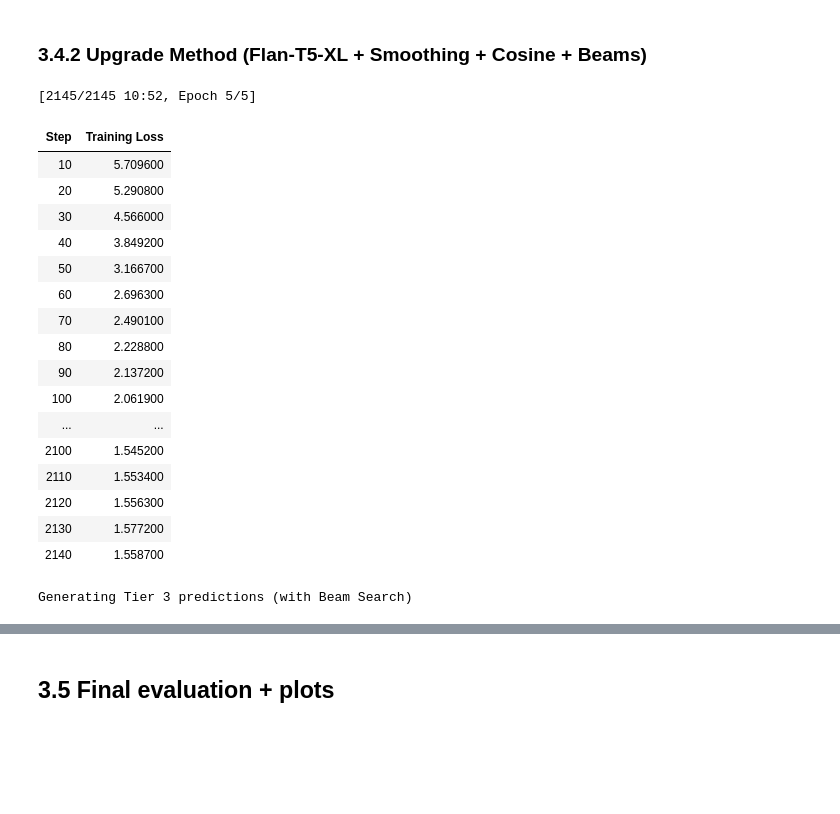
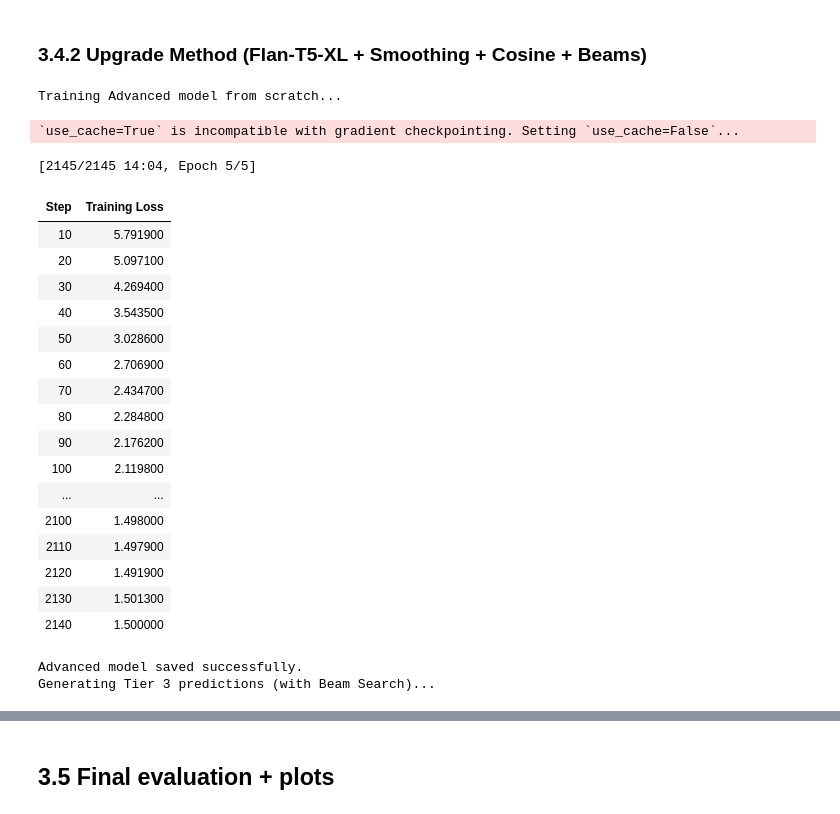
Before and after one commit to awesomeslayer/Transformers2026, a Jupyter notebook: 1/DimABSA.ipynb, the cells around one changed output, grey strips where cells are left out. Drawn from its saved outputs; the diff is of its cells as text; code cells hidden in the pictures; blank space fills up the shorter version.

```diff
--- a/1/DimABSA.ipynb
+++ b/1/DimABSA.ipynb
@@ -320,58 +436,78 @@ Base model evaluation done. Memory cleared.
 ### 3.4.2 Upgrade Method (Flan-T5-XL + Smoothing + Cosine + Beams)
 # %%
 adv_model_name = "google/flan-t5-xl"
-model_adv = AutoModelForSeq2SeqLM.from_pretrained(adv_model_name)
+ADV_MODEL_DIR = f"{OUTPUT_DIR}/adv_model_final"
 
 args_adv = Seq2SeqTrainingArguments(
-    output_dir=f"{OUTPUT_DIR}/adv_model",
+    output_dir=f"{OUTPUT_DIR}/adv_model_checkpoints",
     learning_rate=1e-4,
     per_device_train_batch_size=16,
+    gradient_checkpointing=True,
     per_device_eval_batch_size=8,
     num_train_epochs=5,
     bf16=True,
     lr_scheduler_type="cosine",
     warmup_ratio=0.1,
     label_smoothing_factor=0.1,
     weight_decay=0.01,
     logging_steps=10,
     save_strategy="no",
     report_to="none",
     predict_with_generate=True
 )
 
-trainer_adv = Seq2SeqTrainer(
-    model=model_adv,
-    args=args_adv,
-    train_dataset=tokenized_train,
-    tokenizer=tokenizer,
-    data_collator=DataCollatorForSeq2Seq(tokenizer, model=model_adv)
-)
+if os.path.exists(os.path.join(ADV_MODEL_DIR, "config.json")):
+    print("Found saved Advanced model! Loading from disk...")
+    model_adv = AutoModelForSeq2SeqLM.from_pretrained(ADV_MODEL_DIR)
 
-trainer_adv.train()
-loss_adv = [log['loss'] for log in trainer_adv.state.log_history if 'loss' in log]
+    with open(os.path.join(ADV_MODEL_DIR, "loss_history.json"), "r") as f:
+        loss_adv = json.load(f)
 
-print("Generating Tier 3 predictions (with Beam Search)")
+    trainer_adv = Seq2SeqTrainer(
+        model=model_adv, args=args_adv, train_dataset=tokenized_train,
+        tokenizer=tokenizer, data_collator=DataCollatorForSeq2Seq(tokenizer, model=model_adv)
+    )
+else:
+    print("Training Advanced model from scratch...")
+    model_adv = AutoModelForSeq2SeqLM.from_pretrained(adv_model_name)
+    trainer_adv = Seq2SeqTrainer(
+        model=model_adv, args=args_adv, train_dataset=tokenized_train,
+        tokenizer=tokenizer, data_collator=DataCollatorForSeq2Seq(tokenizer, model=model_adv)
+    )
+    trainer_adv.train()
+    loss_adv = [log['loss'] for log in trainer_adv.state.log_history if 'loss' in log]
+
+    trainer_adv.save_model(ADV_MODEL_DIR)
+    tokenizer.save_pretrained(ADV_MODEL_DIR)
+    with open(os.path.join(ADV_MODEL_DIR, "loss_history.json"), "w") as f:
+        json.dump(loss_adv, f)
+    print("Advanced model saved successfully.")
+
+print("Generating Tier 3 predictions (with Beam Search)...")
 preds_adv = {t: decode_preds(trainer_adv, tokenized_test[t], max_length=128, num_beams=3, repetition_penalty=1.1) for t in [1,2,3]}
 # %% [output]
-[2145/2145 10:52, Epoch 5/5]
+Training Advanced model from scratch...
+`use_cache=True` is incompatible with gradient checkpointing. Setting `use_cache=False`...
+[2145/2145 14:04, Epoch 5/5]
 | Step | Training Loss |
-| 10 | 5.709600 |
-| 20 | 5.290800 |
-| 30 | 4.566000 |
-| 40 | 3.849200 |
-| 50 | 3.166700 |
-| 60 | 2.696300 |
-| 70 | 2.490100 |
-| 80 | 2.228800 |
-| 90 | 2.137200 |
-| 100 | 2.061900 |
+| 10 | 5.791900 |
+| 20 | 5.097100 |
+| 30 | 4.269400 |
+| 40 | 3.543500 |
+| 50 | 3.028600 |
+| 60 | 2.706900 |
+| 70 | 2.434700 |
+| 80 | 2.284800 |
+| 90 | 2.176200 |
+| 100 | 2.119800 |
 | ... | ... |
-| 2100 | 1.545200 |
-| 2110 | 1.553400 |
-| 2120 | 1.556300 |
-| 2130 | 1.577200 |
-| 2140 | 1.558700 |
+| 2100 | 1.498000 |
+| 2110 | 1.497900 |
+| 2120 | 1.491900 |
+| 2130 | 1.501300 |
+| 2140 | 1.500000 |
-Generating Tier 3 predictions (with Beam Search)
+Advanced model saved successfully.
+Generating Tier 3 predictions (with Beam Search)...
 [interactive output not drawn]
 [interactive output not drawn]
 [interactive output not drawn]
```
Also changed, not shown: parts of 9 cells of this notebook, 7 other files.
